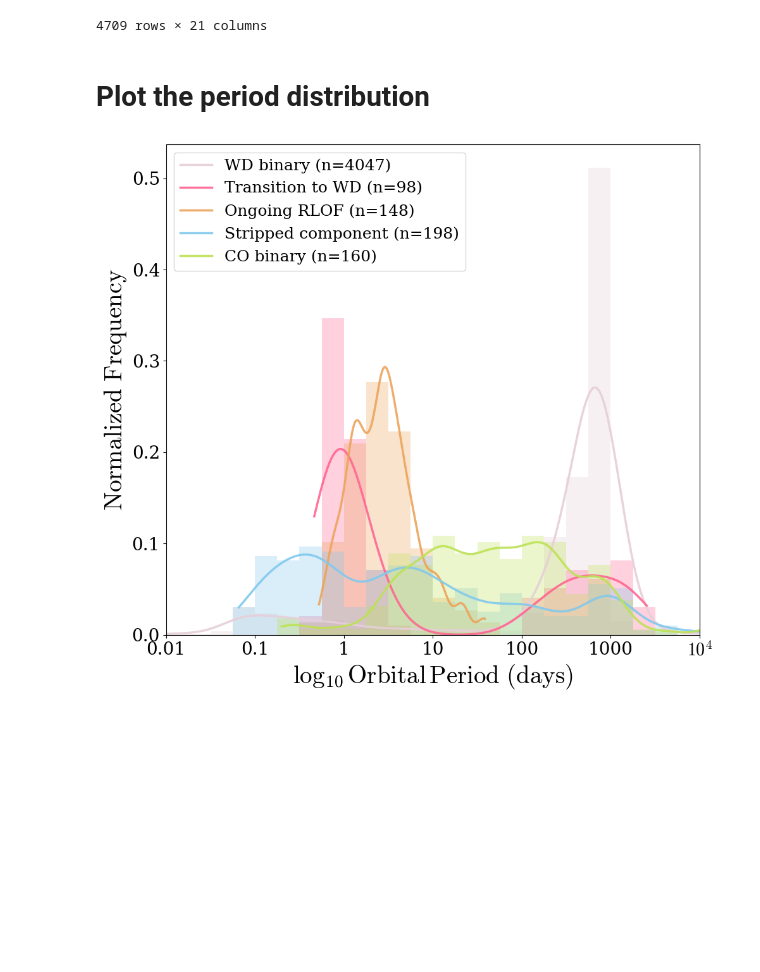
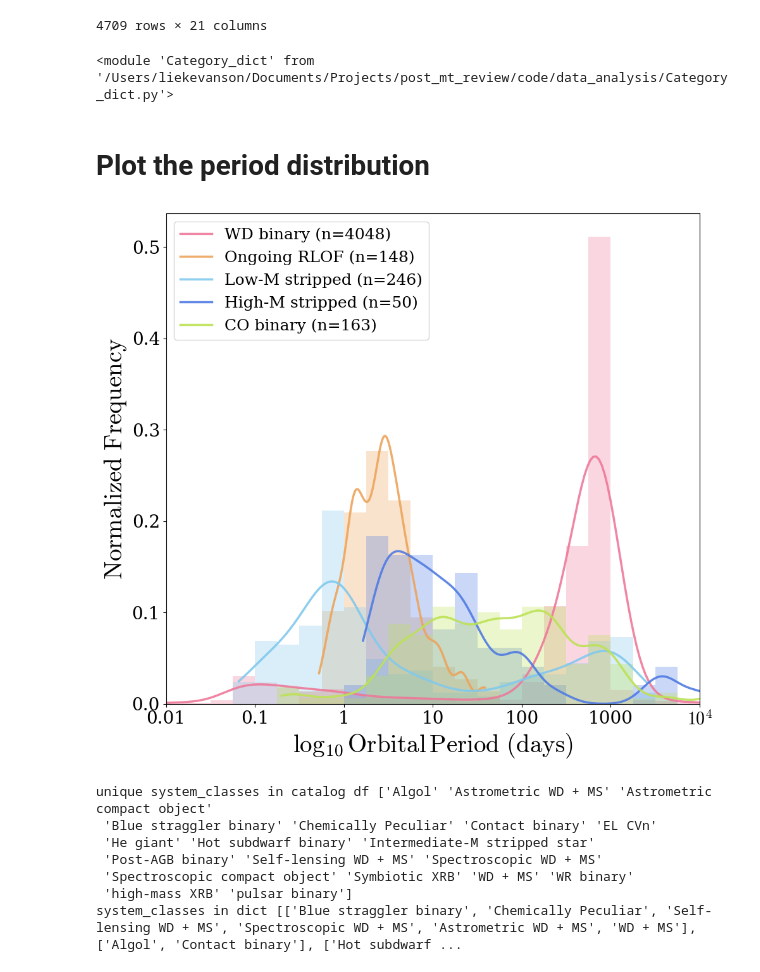
Before and after one commit to binary-observations/post_mt_catalog, a Jupyter notebook: code/data_analysis/inspect_period_distributions.ipynb, the cells around one changed output. Saved outputs shown, nothing was run; the diff lists cells and outputs as text; code cells hidden in the pictures; blank space fills up the shorter version.

Commit message:
making new overal category_dict for consistency

```diff
--- a/code/data_analysis/inspect_period_distributions.ipynb
+++ b/code/data_analysis/inspect_period_distributions.ipynb
@@ -121,56 +121,22 @@ display(catalog_df)
 | 4708 | ATO J347.5419+33.2138 | 173.130234 | 33.213839 | 1.108806 | 9.000000e-07 | 9.000000e-07 | NaN | ... |
 4709 rows × 21 columns
 # %%
-# Create discrete color map between
-WD_cmap = mcolors.LinearSegmentedColormap.from_list('custom_gradient', ['#e6cfd9', '#a5678e'])
-WDcolors = [mcolors.rgb2hex(WD_cmap(i)) for i in np.linspace(0, 1, 7)]
+# System-class colours and symbols — imported from the shared module.
+# Edit code/data_analysis/Category_dict.py to change colours/symbols everywhere.
+import importlib
 
-stripped_star_cmap = mcolors.LinearSegmentedColormap.from_list('custom_gradient', ['#82c9ed', '#366de2']) #BDDEF4 #1b478e
-strippedstar_colors = [mcolors.rgb2hex(stripped_star_cmap(i)) for i in np.linspace(0, 1, 4)]
-
-compact_object_cmap = mcolors.LinearSegmentedColormap.from_list('custom_gradient', ['#bde256', '#0c9e27'])
-compact_obj_colors = [mcolors.rgb2hex(compact_object_cmap(i)) for i in np.linspace(0, 1, 4)]
-
-SYSTEM_CLASS_MAP = {
-    # Binaries containing white dwarfs
-    'WD binary':{'Astrometric WD + MS': {'color': WDcolors[0], 'symbol': 'circle'},                  # light purple
-    'Spectroscopic WD + MS': {'color': WDcolors[1], 'symbol': 'cross-dot'},                  # light purple
-    'WD + MS': {'color': WDcolors[2], 'symbol': 'pentagon'},                  # left over ones (come from Krukow paper 2021ApJ...920...86K)
-    'Blue straggler binary': {'color': WDcolors[3], 'symbol': 'hourglass'}, # yellow
-    'Chemically Peculiar': {'color': WDcolors[4], 'symbol': 'square'}, # gray
-    },
-
-    'Transition to WD':{'EL CVn': {'color': '#FF6692', 'symbol': 'star'},         # orange
-    'post AGB': {'color': '#ea4d4d', 'symbol': 'cross'},           # coral/red
-    },
-
-    # Binaries w. non-degenerate components
-    'Ongoing RLOF': {'Contact binary': {'color': '#eda45c', 'symbol': 'triangle-up'},           # orange
-    'Algol': {'color': '#d65906', 'symbol': 'diamond'},                   # maroon
-    },
-
-    'Stripped component': {'low-M stripped star': {'color': strippedstar_colors[0], 'symbol': 'pentagon-open'},             # UV purple
-    'intermediate-M stripped star': {'color': strippedstar_colors[1], 'symbol': 'x'},  # muted green
-    'WR binary': {'color': strippedstar_colors[2], 'symbol': 'triangle-up'},       # blue
-    },
-    # 'Stripped component': {'Hot subdwarf': {'color': strippedstar_colors[0], 'symbol': 'pentagon-open'},             # UV purple
-    # 'Stripped star': {'color': strippedstar_colors[1], 'symbol': 'x'},  # muted green
-    # 'WR binary': {'color': strippedstar_colors[2], 'symbol': 'triangle-up'},       # blue
-    # },
-
-    # Binaries containing neutron stars or black holes
-    'CO binary': {'pulsar binary': {'color': compact_obj_colors[0], 'symbol': 'diamond-tall'},           # lime green
-    'high-mass XRB': {'color': compact_obj_colors[1], 'symbol': 'square'},             # muted green
-    'Spectroscopic compact object': {'color': compact_obj_colors[2], 'symbol': 'x'},  # yellow green
-    'Astrometric compact object': {'color': compact_obj_colors[3], 'symbol': 'circle-open'},  # muted green
-    },
-}
+from Category_dict import SYSTEM_CLASS_MAP, STYLE_MAP, COLORMAP, SYMBOLMAP
+importlib.reload(sys.modules['Category_dict'])  # Ensure we have the latest version of the dict after edits
+# %% [output]
+<module 'Category_dict' from '/Users/liekevanson/Documents/Projects/post_mt_review/code/data_analysis/Category_dict.py'>
 # %% [markdown]
 # Plot the period distribution
 # %%
 # Define histogram bins
 bins = np.linspace(-2, 4, 25)
 bin_width = bins[1] - bins[0]
+
+sys_classes_in_dict = []
 
 fig, ax = plt.subplots(figsize=(10, 9))
 # Loop over categories instead of individual system classes
@@ -178,6 +144,7 @@ for category, systems in SYSTEM_CLASS_MAP.items():
 
     # Combine all system classes in this category
     system_classes_in_category = list(systems.keys())
+    sys_classes_in_dict.append(system_classes_in_category)
     subset = catalog_df[catalog_df['system_class'].isin(system_classes_in_category)]
     log_periods = np.log10(subset['Period'].dropna())
 
@@ -196,31 +163,43 @@ for category, systems in SYSTEM_CLASS_MAP.items():
 
         # Plot KDE on top (also normalized)
         kde = gaussian_kde(log_periods,bw_method = 0.2)# bw_method='scott')
         x_range = np.linspace(log_periods.min(), log_periods.max(), 200)
         kde_values = kde(x_range)
 
         # Scale KDE to match normalized histogram
         kde_normalized = kde_values * bin_width
 
         plt.plot(x_range, kde_normalized, color=first_system_color, linewidth=2.5,
                 label=f"{category} (n={len(log_periods)})", alpha=0.9)
 
 # Write x ticks not in log space but in days
 xticks = [0.01, 0.1, 1, 10, 100, 1000, 10000]
 xtick_labels = ['0.01', '0.1', '1', '10', '100', '1000', '$10^4$']
 plt.xticks(np.log10(xticks), xtick_labels, fontsize=20)
 
 # Plot formatting
 # Set tick labels to be larger and use mathtext for the x-axis
 plt.xlim(-2,4)
 plt.xticks(fontsize=20)
 plt.yticks(fontsize=20)
 plt.xlabel('$\log_{10} \mathrm{Orbital\,Period \ (days)}$', fontsize=28)
 plt.ylabel('$\mathrm{Normalized \ Frequency}$', fontsize=28)
 plt.legend(loc='upper left', fontsize=18)
 plt.tight_layout()
 plt.savefig(LATEX_PLOT_DIR / 'period_distribution_by_category.pdf')
 plt.savefig(PLOTS_DIR / 'period_distribution_by_category.pdf')
 plt.show()
+
+
+
+print('unique system_classes in catalog df', np.unique(catalog_df['system_class']))
+print('system_classes in dict', sys_classes_in_dict)
 # %% [output]
-[figure, old version]
+[figure, new version]
+unique system_classes in catalog df ['Algol' 'Astrometric WD + MS' 'Astrometric compact object'
+ 'Blue straggler binary' 'Chemically Peculiar' 'Contact binary' 'EL CVn'
+ 'He giant' 'Hot subdwarf binary' 'Intermediate-M stripped star'
+ 'Post-AGB binary' 'Self-lensing WD + MS' 'Spectroscopic WD + MS'
+ 'Spectroscopic compact object' 'Symbiotic XRB' 'WD + MS' 'WR binary'
+ 'high-mass XRB' 'pulsar binary']
+system_classes in dict [['Blue straggler binary', 'Chemically Peculiar', 'Self-lensing WD + MS', 'Spectroscopic WD + MS', 'Astrometric WD + MS', 'WD + MS'], ['Algol', 'Contact binary'], ['Hot subdwarf ...
```
Also changed, not shown: 14 other files.
